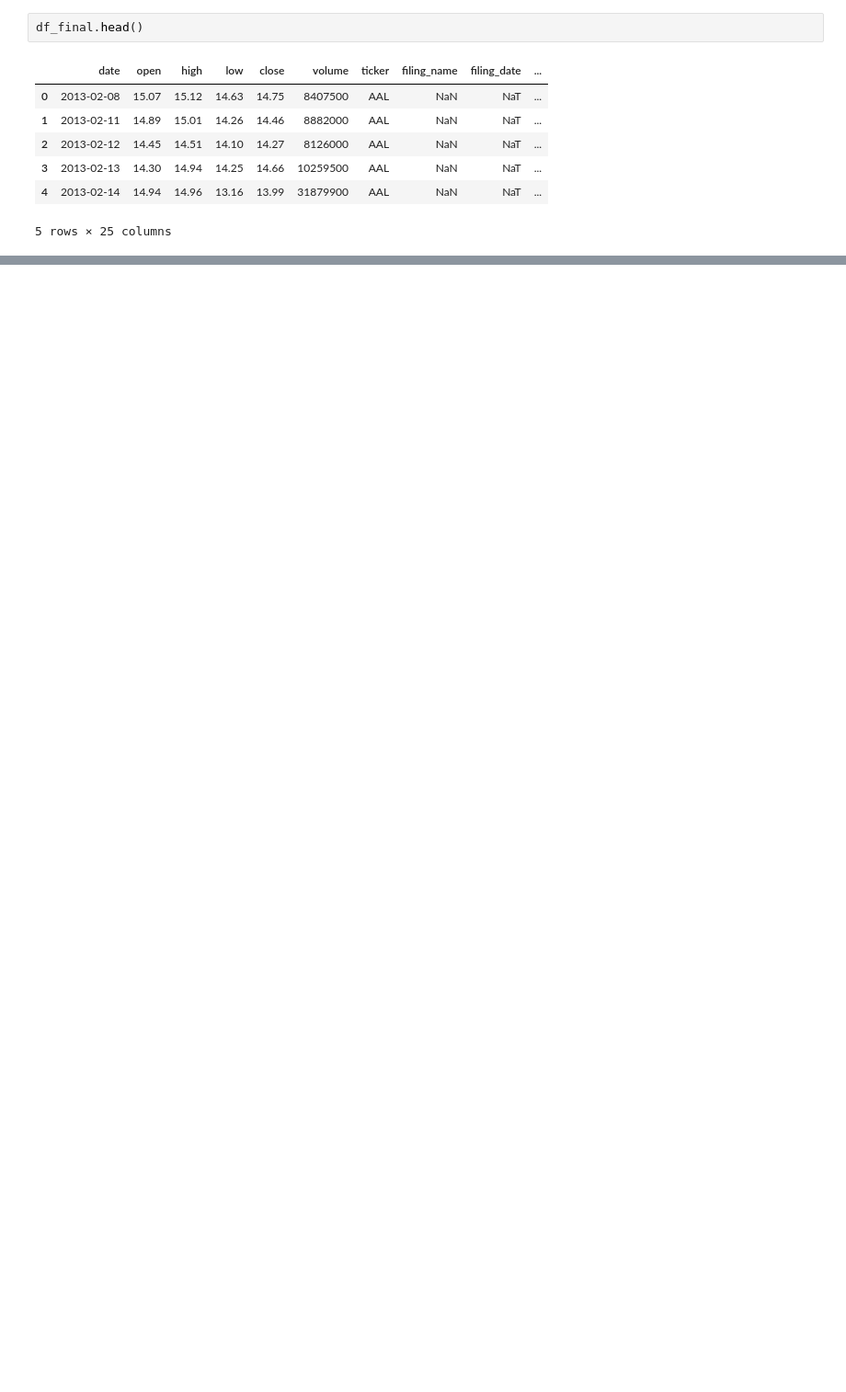
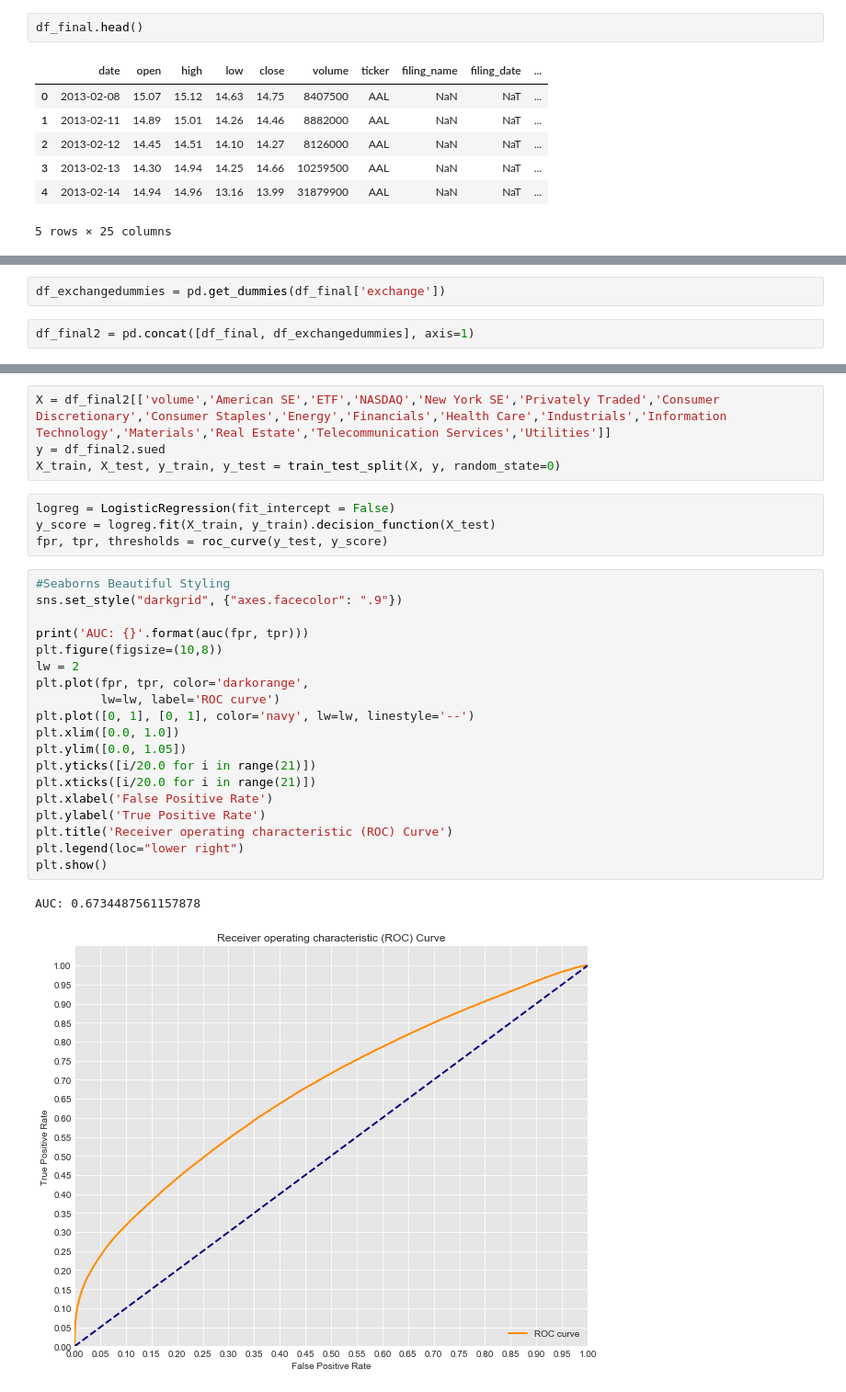
Before and after one commit to jkapl/securities-fraud-predict, a Jupyter notebook: stock-fraud-predict.ipynb, the cells around one changed output, grey strips where cells are left out. Shown: that part at 92% size. Drawn from its saved outputs; the diff is of its cells as text; blank space fills up the shorter version.

Commit message:
dummies for exchange, ran first logreg and output ROC curve

```diff
--- a/stock-fraud-predict.ipynb
+++ b/stock-fraud-predict.ipynb
@@ -394,0 +427,4 @@ df_final.describe()
+# %%
+df_exchangedummies = pd.get_dummies(df_final['exchange'])
+# %%
+df_final2 = pd.concat([df_final, df_exchangedummies], axis=1)
@@ -394,0 +451,30 @@ df_final.describe()
+# %%
+X = df_final2[['volume','American SE','ETF','NASDAQ','New York SE','Privately Traded','Consumer Discretionary','Consumer Staples','Energy','Financials','Health Care','Industrials','Information Technology','Materials','Real Estate','Telecommunication Services','Utilities']]
+y = df_final2.sued
+X_train, X_test, y_train, y_test = train_test_split(X, y, random_state=0)
+# %%
+logreg = LogisticRegression(fit_intercept = False)
+y_score = logreg.fit(X_train, y_train).decision_function(X_test)
+fpr, tpr, thresholds = roc_curve(y_test, y_score)
+# %%
+#Seaborns Beautiful Styling
+sns.set_style("darkgrid", {"axes.facecolor": ".9"})
+
+print('AUC: {}'.format(auc(fpr, tpr)))
+plt.figure(figsize=(10,8))
+lw = 2
+plt.plot(fpr, tpr, color='darkorange',
+         lw=lw, label='ROC curve')
+plt.plot([0, 1], [0, 1], color='navy', lw=lw, linestyle='--')
+plt.xlim([0.0, 1.0])
+plt.ylim([0.0, 1.05])
+plt.yticks([i/20.0 for i in range(21)])
+plt.xticks([i/20.0 for i in range(21)])
+plt.xlabel('False Positive Rate')
+plt.ylabel('True Positive Rate')
+plt.title('Receiver operating characteristic (ROC) Curve')
+plt.legend(loc="lower right")
+plt.show()
+# %% [output]
+AUC: 0.6734487561157878
+[figure, added]
```
Also changed, not shown: parts of 9 cells of this notebook.
